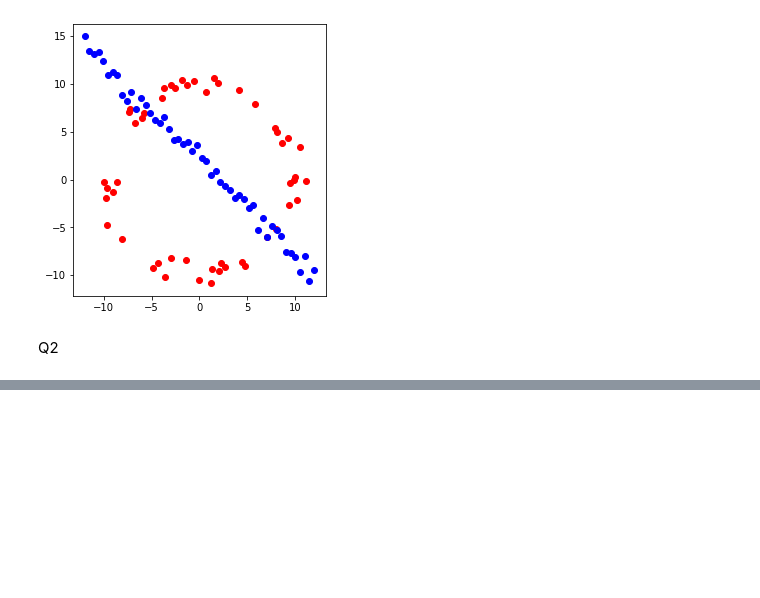
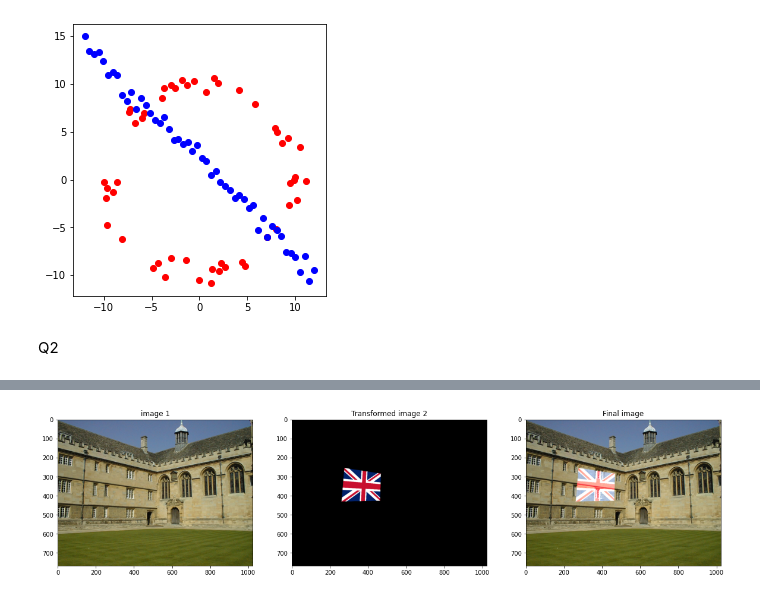
Before and after one commit to ThilankaMORA/image-processing, a Jupyter notebook: assignment 2.ipynb, the cells around one changed output, grey strips where cells are left out. Drawn from its saved outputs; the diff is of its cells as text; code cells hidden in the pictures; blank space fills up the shorter version.

```diff
--- a/assignment 2.ipynb
+++ b/assignment 2.ipynb
@@ -81,0 +79,31 @@ for i in range (4):
+# %%
+flag = cv.imread(r"C:\Users\thilanka bandara\Downloads\Flag_of_the_United_Kingdom.svg.png")
+flag_height , flag_width = np.shape(flag)[0] , np.shape(flag)[1]
+
+x1T = np.array([[0,0,1]])
+x2T = np.array([[flag_width-1, 0,1]])
+x3T = np.array([[flag_width-1, flag_height-1, 1]])
+x4T = np.array([[0,flag_height-1,1]])
+# %%
+for i in range(4):
+    a = np.concatenate((zero_matrix.T,globals()["x"+str(i+1)+"T"], -globals()["y_dash_"+str(i+1)]*globals()["x"+str(i+1)+"T"]), axis=1)
+    b = np.concatenate((globals()["x"+str(i+1)+"T"],zero_matrix.T, -globals()["x_dash_"+str(i+1)]*globals()["x"+str(i+1)+"T"]), axis=1)
+    if i==0:
+        A=np.concatenate((a,b), axis=0, dtype = np.float64)
+    else:
+        A=np.concatenate((A,a,b), axis=0, dtype = np.float64)
+# %%
+W,V = np.linalg.eig((A.T)@A)
+temph = V[:, np.argmin(W)]
+H = temph.reshape((3,3))
+# %%
+flag_transformed = cv.warpPerspective(flag, H,(width,height))
+output = cv.add(flag_transformed,img)
+
+fig, ax = plt.subplots(1,3,figsize=(20,20))
+ax[0].imshow(cv.cvtColor(img, cv.COLOR_BGR2RGB)) ; ax[0].set_title("image 1")
+ax[1].imshow(cv.cvtColor(flag_transformed, cv.COLOR_BGR2RGB)) ; ax[1].set_title("Transformed image 2")
+ax[2].imshow(cv.cvtColor(output, cv.COLOR_BGR2RGB)) ; ax[2].set_title("Final image")
+plt.show()
+# %% [output]
+[figure, added]
```
Also changed, not shown: parts of 1 cell of this notebook.
